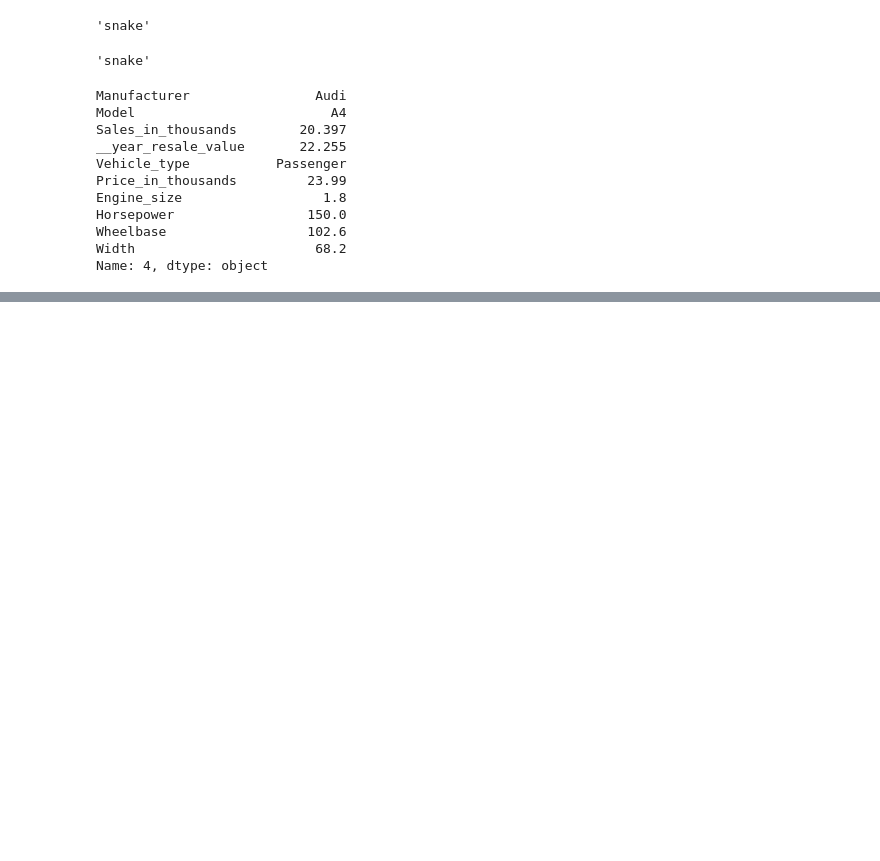
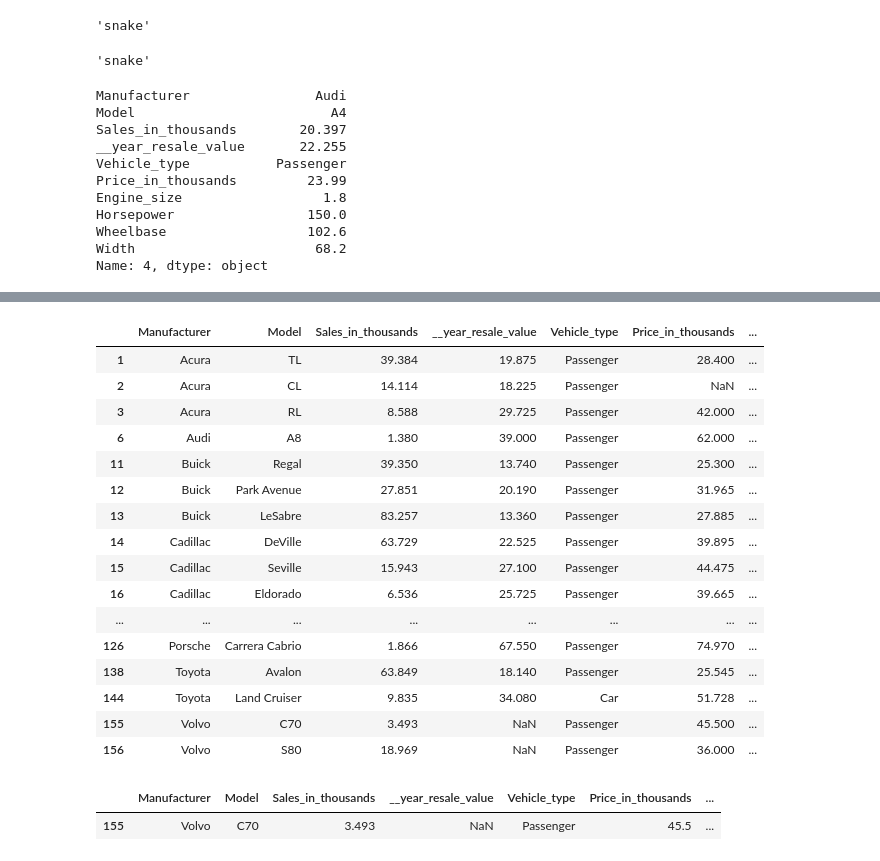
Before and after one commit to Omaima-0/AI-Builders_Data-Analysis, a Jupyter notebook: Pandas/pandas_intro.ipynb, the cells around one changed output, grey strips where cells are left out. Saved outputs shown, nothing was run; the diff lists cells and outputs as text; code cells hidden in the pictures; blank space fills up the shorter version.

```diff
--- a/Pandas/pandas_intro.ipynb
+++ b/Pandas/pandas_intro.ipynb
@@ -201,0 +213,26 @@ KeyError: '\tHorsepower'
+# %%
+#Boolean indexing
+Car_sales[Car_sales["Horsepower"] > 200]
+# %% [output]
+|  | Manufacturer | Model | Sales_in_thousands | __year_resale_value | Vehicle_type | Price_in_thousands | ... |
+| 1 | Acura | TL | 39.384 | 19.875 | Passenger | 28.400 | ... |
+| 2 | Acura | CL | 14.114 | 18.225 | Passenger | NaN | ... |
+| 3 | Acura | RL | 8.588 | 29.725 | Passenger | 42.000 | ... |
+| 6 | Audi | A8 | 1.380 | 39.000 | Passenger | 62.000 | ... |
+| 11 | Buick | Regal | 39.350 | 13.740 | Passenger | 25.300 | ... |
+| 12 | Buick | Park Avenue | 27.851 | 20.190 | Passenger | 31.965 | ... |
+| 13 | Buick | LeSabre | 83.257 | 13.360 | Passenger | 27.885 | ... |
+| 14 | Cadillac | DeVille | 63.729 | 22.525 | Passenger | 39.895 | ... |
+| 15 | Cadillac | Seville | 15.943 | 27.100 | Passenger | 44.475 | ... |
+| 16 | Cadillac | Eldorado | 6.536 | 25.725 | Passenger | 39.665 | ... |
+| ... | ... | ... | ... | ... | ... | ... | ... |
+| 126 | Porsche | Carrera Cabrio | 1.866 | 67.550 | Passenger | 74.970 | ... |
+| 138 | Toyota | Avalon | 63.849 | 18.140 | Passenger | 25.545 | ... |
+| 144 | Toyota | Land Cruiser | 9.835 | 34.080 | Car | 51.728 | ... |
+| 155 | Volvo | C70 | 3.493 | NaN | Passenger | 45.500 | ... |
+| 156 | Volvo | S80 | 18.969 | NaN | Passenger | 36.000 | ... |
+# %%
+Car_sales[Car_sales["Model"] == "C70"] #all data that have C70
+# %% [output]
+|  | Manufacturer | Model | Sales_in_thousands | __year_resale_value | Vehicle_type | Price_in_thousands | ... |
+| 155 | Volvo | C70 | 3.493 | NaN | Passenger | 45.5 | ... |
```
Also changed, not shown: parts of 23 cells of this notebook, 3 other files.
